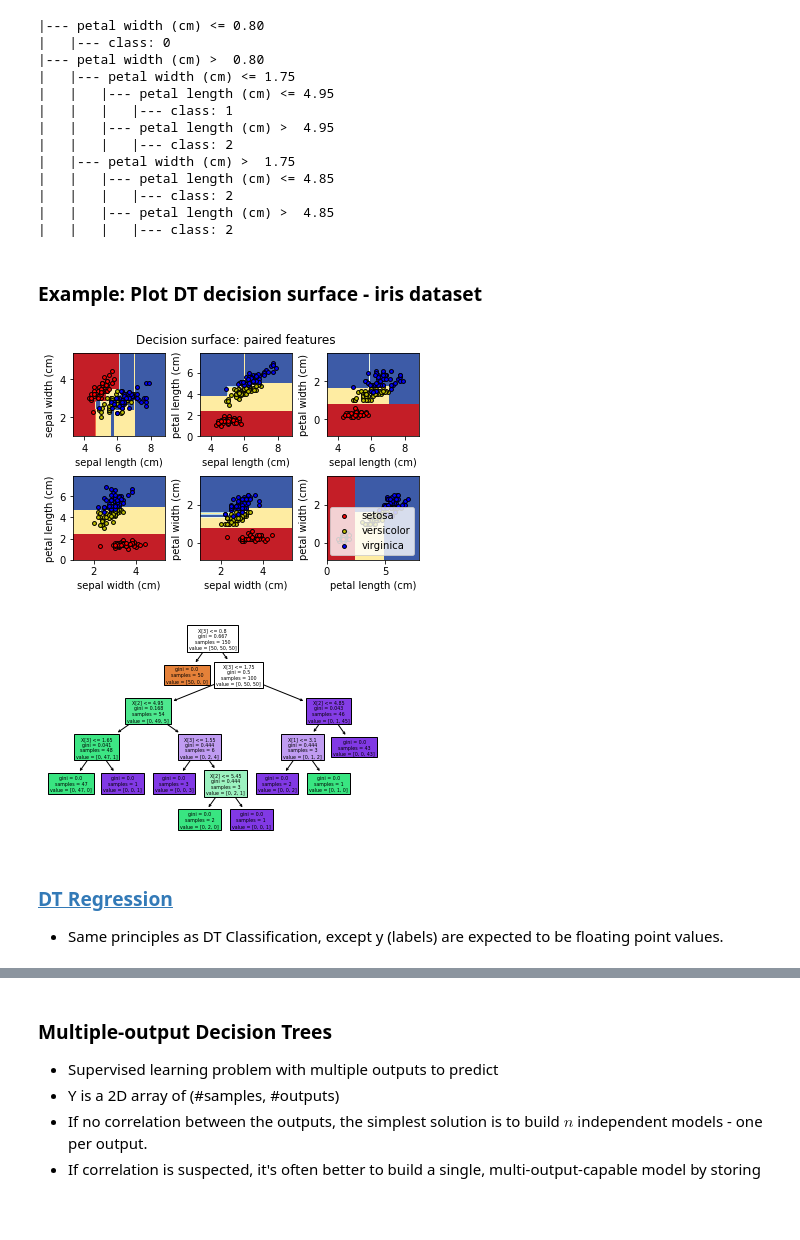
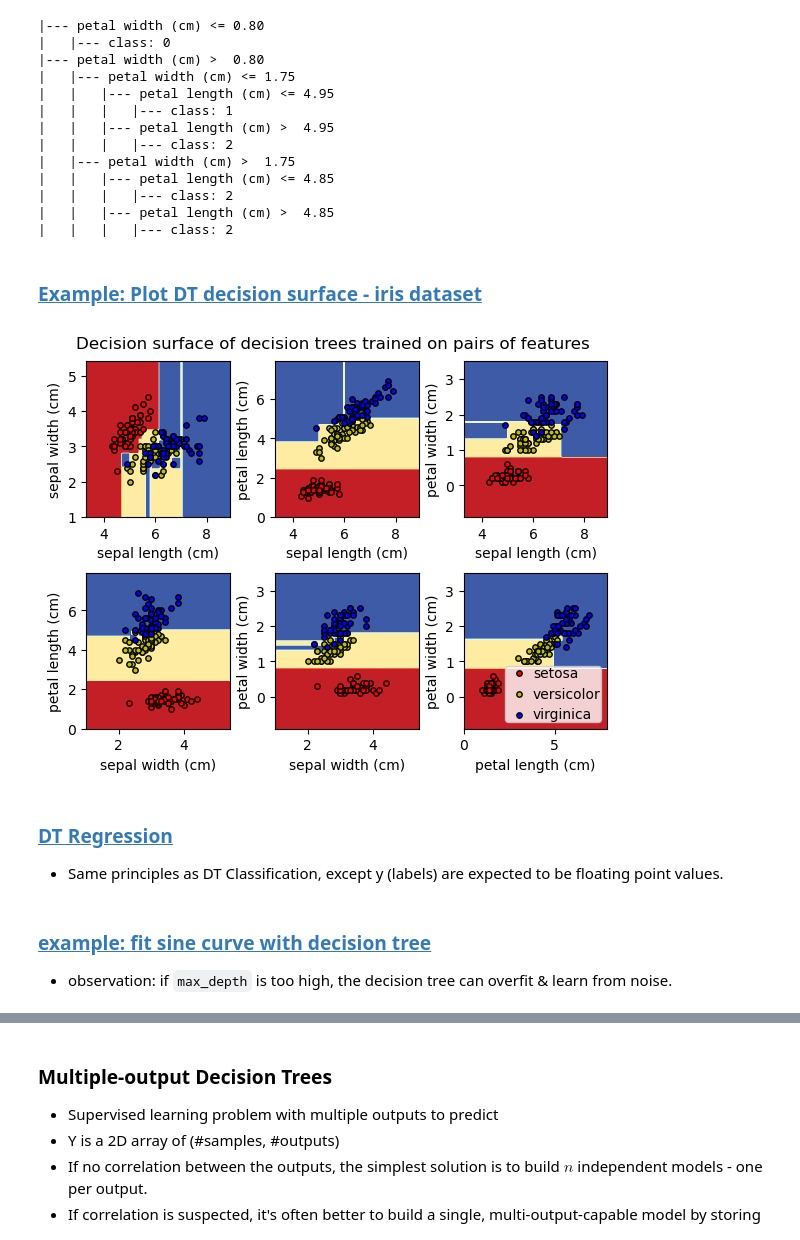
Before and after one commit to bjpcjp/scikit-learn, a Jupyter notebook: 10_decision_trees.ipynb, the cells around one changed output, grey strips where cells are left out. Cells and saved outputs as stored; diff of their text form; code cells hidden in the pictures; blank space fills up the shorter version.

Commit message:
reran 10_decision_trees

```diff
--- a/10_decision_trees.ipynb
+++ b/10_decision_trees.ipynb
@@ -41,0 +38,9 @@ tree.plot_tree(clf, rounded=True, filled=True)
+# %%
+# example classification - Iris dataset
+from sklearn.datasets import load_iris
+from sklearn import tree
+iris = load_iris()
+X, y = iris.data, iris.target
+clf = tree.DecisionTreeClassifier()
+clf = clf.fit(X, y)
+tree.plot_tree(clf)
@@ -81,5 +101,5 @@ print(r)
 |   |   |--- petal length (cm) >  4.85
 |   |   |   |--- class: 2
 # %% [markdown]
-### Example: Plot DT decision surface - iris dataset
+### [Example: Plot DT decision surface - iris dataset](https://scikit-learn.org/stable/auto_examples/tree/plot_iris_dtc.html#sphx-glr-auto-examples-tree-plot-iris-dtc-py)
 # %%
@@ -95,48 +113,45 @@ iris = load_iris()
 # %%
 for pairidx, pair in enumerate([[0, 1], [0, 2], [0, 3],
                                 [1, 2], [1, 3], [2, 3]]):
     X = iris.data[:, pair]
     y = iris.target
-
     clf = DTC().fit(X, y)
 
-    plt.subplot(2, 3, pairidx + 1) # decision boundry
-
-    x_min, x_max = X[:, 0].min() - 1, X[:, 0].max()+1
-    y_min, y_max = X[:, 1].min() - 1, X[:, 1].max()+1
-
-    xx, yy = np.meshgrid(np.arange(x_min, x_max, plot_step),
-                         np.arange(y_min, y_max, plot_step))
-
+# Plot the decision boundary
+    ax = plt.subplot(2, 3, pairidx + 1)
     plt.tight_layout(h_pad=0.5, w_pad=0.5, pad=2.5)
-
-    Z = clf.predict(np.c_[xx.ravel(), yy.ravel()])
-    Z = Z.reshape(xx.shape)
-    cs = plt.contourf(xx, yy, Z, cmap=plt.cm.RdYlBu)
-
-    plt.xlabel(iris.feature_names[pair[0]])
-    plt.ylabel(iris.feature_names[pair[1]])
+    DecisionBoundaryDisplay.from_estimator(
+        clf,
+        X,
+        cmap=plt.cm.RdYlBu,
+        response_method="predict",
+        ax=ax,
+        xlabel=iris.feature_names[pair[0]],
+        ylabel=iris.feature_names[pair[1]],
+    )
 
     # Plot the training points
     for i, color in zip(range(n_classes), plot_colors):
         idx = np.where(y == i)
-        plt.scatter(X[idx, 0],
-                    X[idx, 1],
-                    c=color, label=iris.target_names[i],
-                    cmap=plt.cm.RdYlBu, edgecolor='black', s=15)
+        plt.scatter(
+            X[idx, 0],
+            X[idx, 1],
+            c=color,
+            label=iris.target_names[i],
+            cmap=plt.cm.RdYlBu,
+            edgecolor="black",
+            s=15,
+        )
 
-plt.suptitle("Decision surface: paired features")
-plt.legend(loc='lower right')
-plt.axis("tight")
-plt.figure()
-
-clf = DTC().fit(iris.data, iris.target)
-plot_tree(clf, filled=True)
-plt.show()
+plt.suptitle("Decision surface of decision trees trained on pairs of features")
+plt.legend(loc="lower right", borderpad=0, handletextpad=0)
+_ = plt.axis("tight")
 # %% [output]
-[figure, old version]
+[figure, new version]
-[figure, removed]
 # %% [markdown]
 ### [DT Regression](https://scikit-learn.org/stable/modules/generated/sklearn.tree.DecisionTreeRegressor.html#sklearn.tree.DecisionTreeRegressor)
 - Same principles as DT Classification, except y (labels) are expected to be floating point values.
+# %% [markdown]
+### [example: fit sine curve with decision tree](https://scikit-learn.org/stable/auto_examples/tree/plot_tree_regression.html)
+- observation: if `max_depth` is too high, the decision tree can overfit & learn from noise.
 # %%
```
Also changed, not shown: parts of 33 cells of this notebook, 1 other file.
